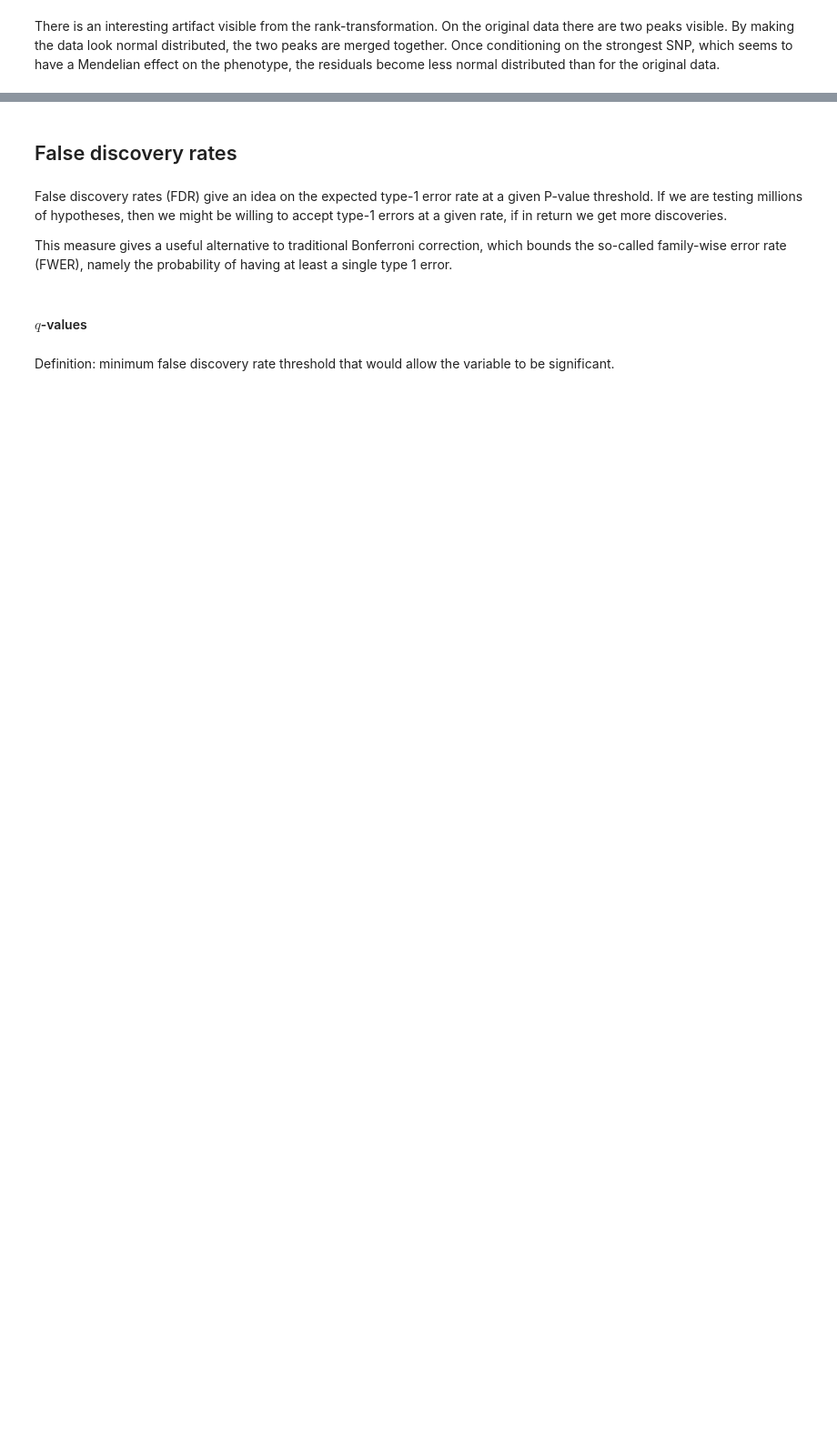
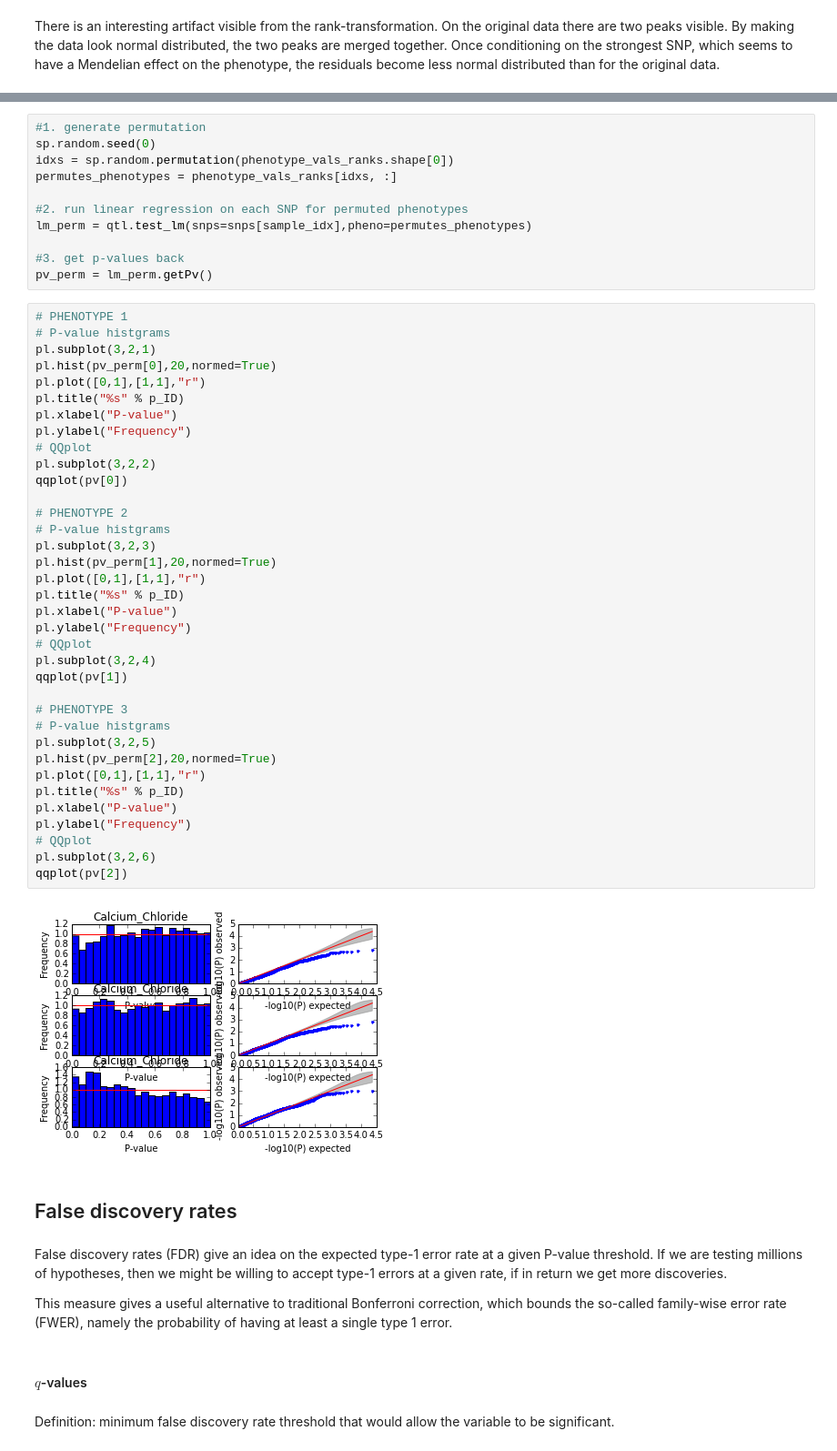
Before and after one commit to davismcc/embl_predocs_limix_tutorial_Nov2015, a Jupyter notebook: linear_regression_FDR/QTL_mapping1.ipynb, the cells around one changed output, grey strips where cells are left out. Shown at 91% size. Drawn from its saved outputs; the diff is of its cells as text; blank space fills up the shorter version.

```diff
--- a/linear_regression_FDR/QTL_mapping1.ipynb
+++ b/linear_regression_FDR/QTL_mapping1.ipynb
@@ -197,3 +232,52 @@ qqplot(pv[0])
+# %%
+#1. generate permutation
+sp.random.seed(0)
+idxs = sp.random.permutation(phenotype_vals_ranks.shape[0])
+permutes_phenotypes = phenotype_vals_ranks[idxs, :]
+
+#2. run linear regression on each SNP for permuted phenotypes
+lm_perm = qtl.test_lm(snps=snps[sample_idx],pheno=permutes_phenotypes)
+
+#3. get p-values back
+pv_perm = lm_perm.getPv()
+# %%
+# PHENOTYPE 1
+# P-value histgrams
+pl.subplot(3,2,1)
+pl.hist(pv_perm[0],20,normed=True)
+pl.plot([0,1],[1,1],"r")
+pl.title("%s" % p_ID)
+pl.xlabel("P-value")
+pl.ylabel("Frequency")
+# QQplot
+pl.subplot(3,2,2)
+qqplot(pv[0])
+
+# PHENOTYPE 2
+# P-value histgrams
+pl.subplot(3,2,3)
+pl.hist(pv_perm[1],20,normed=True)
+pl.plot([0,1],[1,1],"r")
+pl.title("%s" % p_ID)
+pl.xlabel("P-value")
+pl.ylabel("Frequency")
+# QQplot
+pl.subplot(3,2,4)
+qqplot(pv[1])
+
+# PHENOTYPE 3
+# P-value histgrams
+pl.subplot(3,2,5)
+pl.hist(pv_perm[2],20,normed=True)
+pl.plot([0,1],[1,1],"r")
+pl.title("%s" % p_ID)
+pl.xlabel("P-value")
+pl.ylabel("Frequency")
+# QQplot
+pl.subplot(3,2,6)
+qqplot(pv[2])
+# %% [output]
+[figure, added]
 # %% [markdown]
 ## False discovery rates
 # %% [markdown]
```
Also changed, not shown: parts of 10 cells of this notebook, 3 other files.
